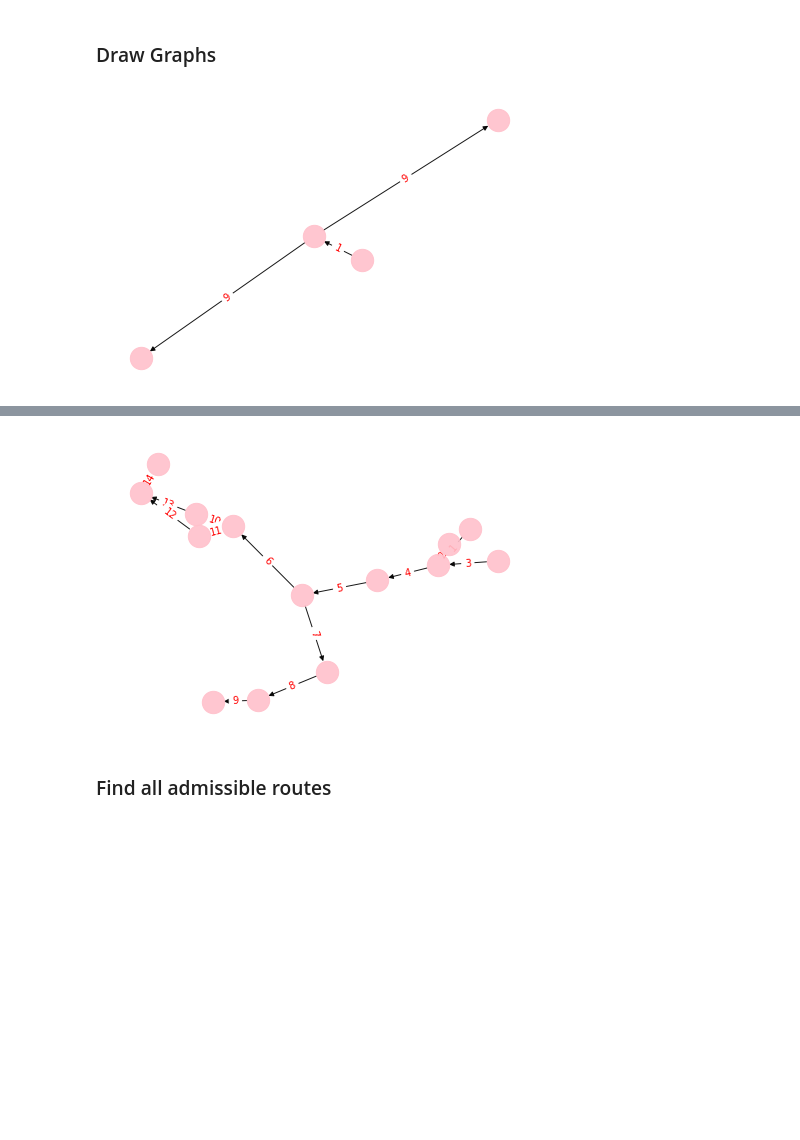
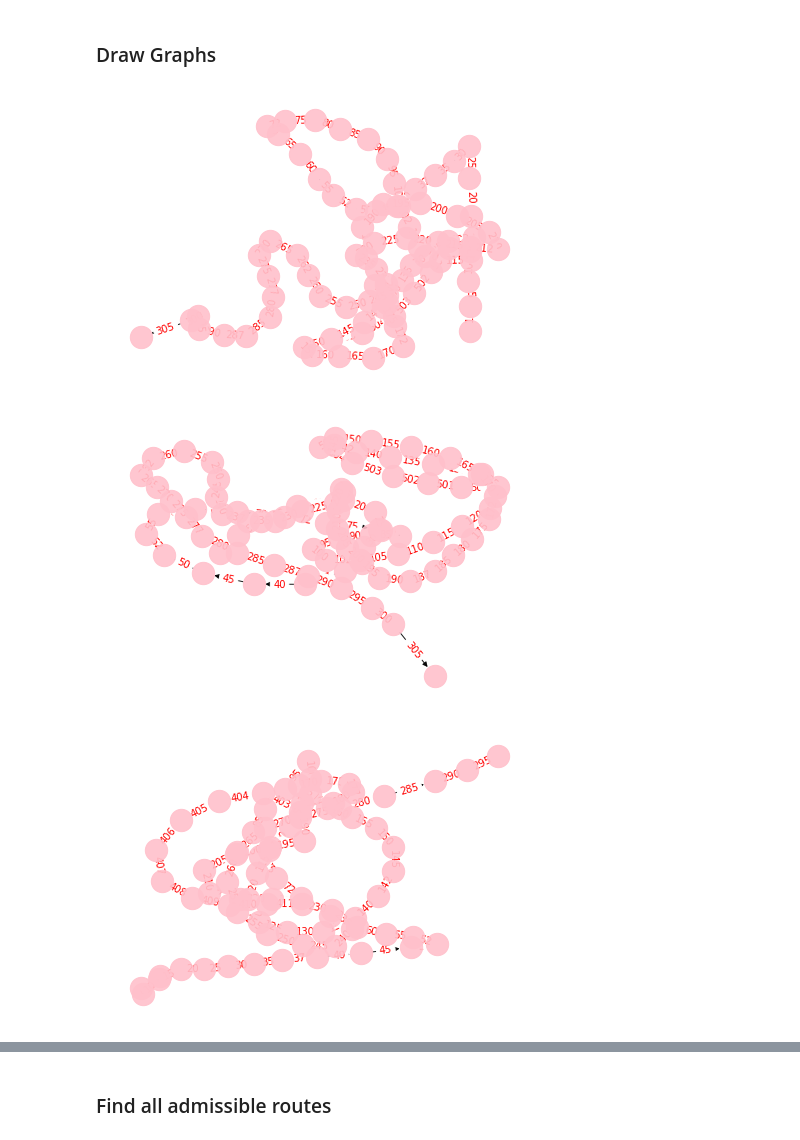
Before and after one commit to kharik04/msckharik04, a Jupyter notebook: route_graph.ipynb, the cells around one changed output, grey strips where cells are left out. Cells and saved outputs as stored; diff of their text form; code cells hidden in the pictures; blank space fills up the shorter version.

```diff
--- a/route_graph.ipynb
+++ b/route_graph.ipynb
@@ -11,7 +13,7 @@ import cvxpy as cp
 # %% [markdown]
 ### Load Json
 # %%
-scenario = "sample_scenario.json"  # adjust path to the sample instance if it is not located there
+scenario = "01_dummy.json"  # adjust path to the sample instance if it is not located there
 with open(scenario) as fp:
     scenario = json.load(fp)
 # %% [markdown]
@@ -136,31 +138,34 @@ G.add_edge(1, 3, edge_data = edge_data)
 # %% [markdown]
 ### Draw Graphs
 # %%
-route_graph = G#route_graphs[111]
+for route in route_graphs:
+    route_graph = route_graphs[route]
 
-"""
-for node in route_graph.nodes():
-    route_graph.node[node]['label'] = node
+    """
+    for node in route_graph.nodes():
+        route_graph.node[node]['label'] = node
 
-edge_labels = {}
-for node1, node2, data in route_graph.edges(data=True):
-    edge_labels[(node1, node2)] = data['sequence_number']
+    edge_labels = {}
+    for node1, node2, data in route_graph.edges(data=True):
+        edge_labels[(node1, node2)] = data['sequence_number']
 
-for edge in route_graph.edges():
-    route_graph.edges[edge]['label'] = edge_labels[edge]
+    for edge in route_graph.edges():
+        route_graph.edges[edge]['label'] = edge_labels[edge]
 
-# export as graphML file, see below
-nx.write_graphml(route_graph, "graph-111"+".graphml")
-"""
-edge_labels = {}
-for node1, node2, data in route_graph.edges(data=True):
+    # export as graphML file, see below
+    nx.write_graphml(route_graph, "graph-111"+".graphml")
+    """
+    edge_labels = {}
+    for node1, node2, data in route_graph.edges(data=True):
 
-    edge_labels[(node1, node2)] = data['edge_data']['sequence_number']
+        edge_labels[(node1, node2)] = data['edge_data']['sequence_number']
 
-# draw directly from networkx
-pos = nx.spring_layout(route_graph)
-nx.draw(route_graph, pos, edge_color='black', width=1, linewidths=1, node_size=500, node_color='pink', alpha=0.9)
-nx.draw_networkx_edge_labels(route_graph,pos,edge_labels=edge_labels,font_color='red')
-plt.show()
+    # draw directly from networkx
+    pos = nx.spring_layout(route_graph)
+    nx.draw(route_graph, pos, edge_color='black', width=1, linewidths=1, node_size=500, node_color='pink', alpha=0.9)
+    nx.draw_networkx_edge_labels(route_graph,pos,edge_labels=edge_labels,font_color='red')
+    plt.show()
 # %% [output]
-[figure, old version]
+[figure, new version]
+[figure, added]
+[figure, added]
@@ -167,28 +172,0 @@ plt.show()
-# %%
-route_graph = route_graphs[113]
-
-"""
-for node in route_graph.nodes():
-    route_graph.node[node]['label'] = node
-
-edge_labels = {}
-for node1, node2, data in route_graph.edges(data=True):
-    edge_labels[(node1, node2)] = data['sequence_number']
-
-for edge in route_graph.edges():
-    route_graph.edges[edge]['label'] = edge_labels[edge]
-
-# export as graphML file, see below
-nx.write_graphml(route_graph, "graph-111"+".graphml")
-"""
-edge_labels = {}
-for node1, node2, data in route_graph.edges(data=True):
-    edge_labels[(node1, node2)] = data['edge_data']['sequence_number']
-
-# draw directly from networkx
-pos = nx.spring_layout(route_graph)
-nx.draw(route_graph, pos, edge_color='black', width=1, linewidths=1, node_size=500, node_color='pink', alpha=0.9)
-nx.draw_networkx_edge_labels(route_graph,pos,edge_labels=edge_labels,font_color='red')
-plt.show()
-# %% [output]
-[figure, removed]
```
Also changed, not shown: parts of 17 cells of this notebook, 1 other file.
